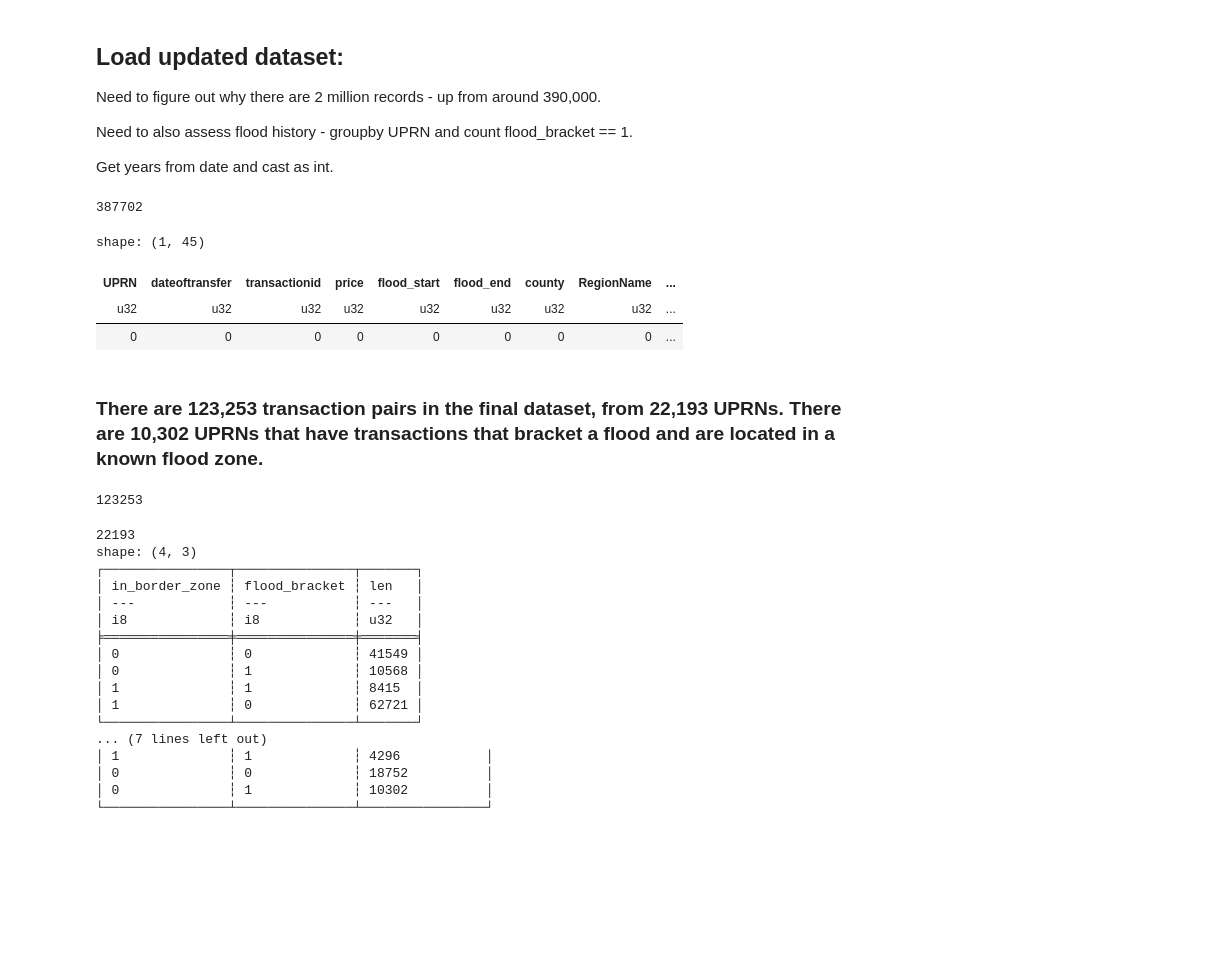
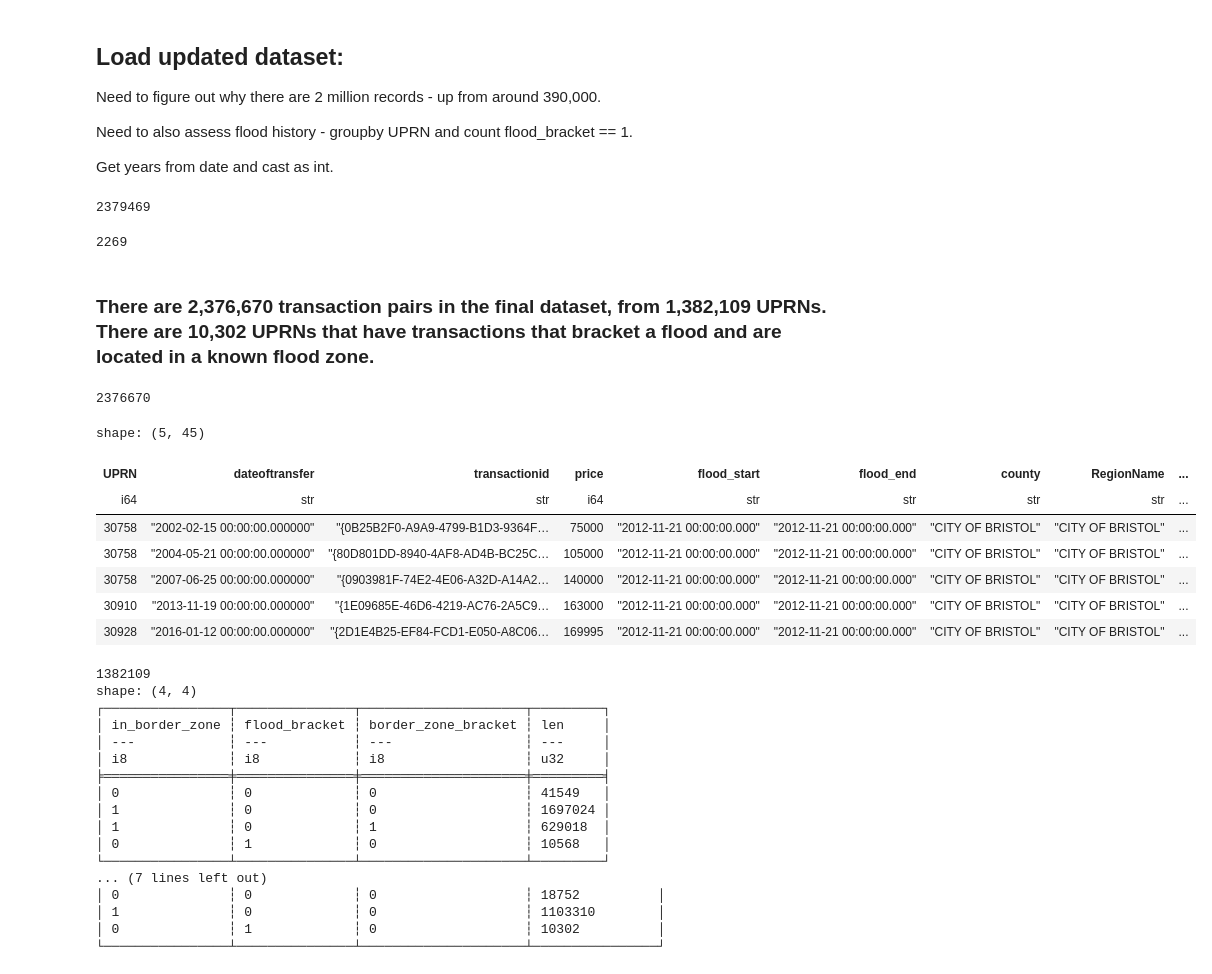
Before and after one commit to SammiGrewal/Flooding-Green-Infrastructure-and-UK-Housing-Markets, a Jupyter notebook: prepare_data.ipynb, the cells around one changed output. Cells and saved outputs as stored; diff of their text form; code cells hidden in the pictures; blank space fills up the shorter version.

```diff
--- a/prepare_data.ipynb
+++ b/prepare_data.ipynb
@@ -863,14 +974,10 @@ df = conn.execute(""" SELECT *
                   FROM model_data.uppt_bracket_GI_Controls
                    """).pl()
 print(len(df))
-df.null_count()
 df.is_duplicated().sum()
 # %% [output]
-387702
+2379469
-shape: (1, 45)
+2269
-| UPRN | dateoftransfer | transactionid | price | flood_start | flood_end | county | RegionName | ... |
-| u32 | u32 | u32 | u32 | u32 | u32 | u32 | u32 | ... |
-| 0 | 0 | 0 | 0 | 0 | 0 | 0 | 0 | ... |
 # %%
 dff_unique = df.unique(keep='first')
 dff_unique = dff_unique.sort(by = ['UPRN', 'dateoftransfer'])
@@ -877,30 +987,39 @@ dff_unique = dff_unique.sort(by = ['UPRN', 'dateoftransfer'])
 # %% [markdown]
-### There are 123,253 transaction pairs in the final dataset, from 22,193 UPRNs. There are 10,302 UPRNs that have transactions that bracket a flood and are located in a known flood zone.
+### There are 2,376,670 transaction pairs in the final dataset, from 1,382,109 UPRNs. There are 10,302 UPRNs that have transactions that bracket a flood and are located in a known flood zone.
 # %%
-print(len(dff_unique))
+print(len(dff))
+dff.head()
 # %% [output]
-123253
+2376670
+shape: (5, 45)
+| UPRN | dateoftransfer | transactionid | price | flood_start | flood_end | county | RegionName | ... |
+| i64 | str | str | i64 | str | str | str | str | ... |
+| 30758 | "2002-02-15 00:00:00.000000" | "{0B25B2F0-A9A9-4799-B1D3-9364F… | 75000 | "2012-11-21 00:00:00.000" | "2012-11-21 00:00:00.000" | "CITY OF BRISTOL" | "CITY OF BRISTOL" | ... |
+| 30758 | "2004-05-21 00:00:00.000000" | "{80D801DD-8940-4AF8-AD4B-BC25C… | 105000 | "2012-11-21 00:00:00.000" | "2012-11-21 00:00:00.000" | "CITY OF BRISTOL" | "CITY OF BRISTOL" | ... |
+| 30758 | "2007-06-25 00:00:00.000000" | "{0903981F-74E2-4E06-A32D-A14A2… | 140000 | "2012-11-21 00:00:00.000" | "2012-11-21 00:00:00.000" | "CITY OF BRISTOL" | "CITY OF BRISTOL" | ... |
+| 30910 | "2013-11-19 00:00:00.000000" | "{1E09685E-46D6-4219-AC76-2A5C9… | 163000 | "2012-11-21 00:00:00.000" | "2012-11-21 00:00:00.000" | "CITY OF BRISTOL" | "CITY OF BRISTOL" | ... |
+| 30928 | "2016-01-12 00:00:00.000000" | "{2D1E4B25-EF84-FCD1-E050-A8C06… | 169995 | "2012-11-21 00:00:00.000" | "2012-11-21 00:00:00.000" | "CITY OF BRISTOL" | "CITY OF BRISTOL" | ... |
 # %%
 print(dff_unique['UPRN'].n_unique())
 
-print(dff_unique.group_by(['in_border_zone', 'flood_bracket']).agg(pl.len()))
-print(dff_unique.group_by(['in_border_zone', 'flood_bracket']).agg(pl.col("UPRN").n_unique().alias("n_unique_uprns")))
+print(dff_unique.group_by(['in_border_zone', 'flood_bracket', 'border_zone_bracket']).agg(pl.len()))
+print(dff_unique.group_by(['in_border_zone', 'flood_bracket', 'border_zone_bracket']).agg(pl.col("UPRN").n_unique().alias("n_unique_uprns")))
 # %% [output]
-22193
-shape: (4, 3)
-┌────────────────┬───────────────┬───────┐
-│ in_border_zone ┆ flood_bracket ┆ len   │
-│ ---            ┆ ---           ┆ ---   │
-│ i8             ┆ i8            ┆ u32   │
-╞════════════════╪═══════════════╪═══════╡
-│ 0              ┆ 0             ┆ 41549 │
-│ 0              ┆ 1             ┆ 10568 │
-│ 1              ┆ 1             ┆ 8415  │
-│ 1              ┆ 0             ┆ 62721 │
-└────────────────┴───────────────┴───────┘
+1382109
+shape: (4, 4)
+┌────────────────┬───────────────┬─────────────────────┬─────────┐
+│ in_border_zone ┆ flood_bracket ┆ border_zone_bracket ┆ len     │
+│ ---            ┆ ---           ┆ ---                 ┆ ---     │
+│ i8             ┆ i8            ┆ i8                  ┆ u32     │
+╞════════════════╪═══════════════╪═════════════════════╪═════════╡
+│ 0              ┆ 0             ┆ 0                   ┆ 41549   │
+│ 1              ┆ 0             ┆ 0                   ┆ 1697024 │
+│ 1              ┆ 0             ┆ 1                   ┆ 629018  │
+│ 0              ┆ 1             ┆ 0                   ┆ 10568   │
+└────────────────┴───────────────┴─────────────────────┴─────────┘
 ... (7 lines left out)
-│ 1              ┆ 1             ┆ 4296           │
-│ 0              ┆ 0             ┆ 18752          │
-│ 0              ┆ 1             ┆ 10302          │
-└────────────────┴───────────────┴────────────────┘
+│ 0              ┆ 0             ┆ 0                   ┆ 18752          │
+│ 1              ┆ 0             ┆ 0                   ┆ 1103310        │
+│ 0              ┆ 1             ┆ 0                   ┆ 10302          │
+└────────────────┴───────────────┴─────────────────────┴────────────────┘
 # %%
```
Also changed, not shown: parts of 47 cells of this notebook, 1 other file.
